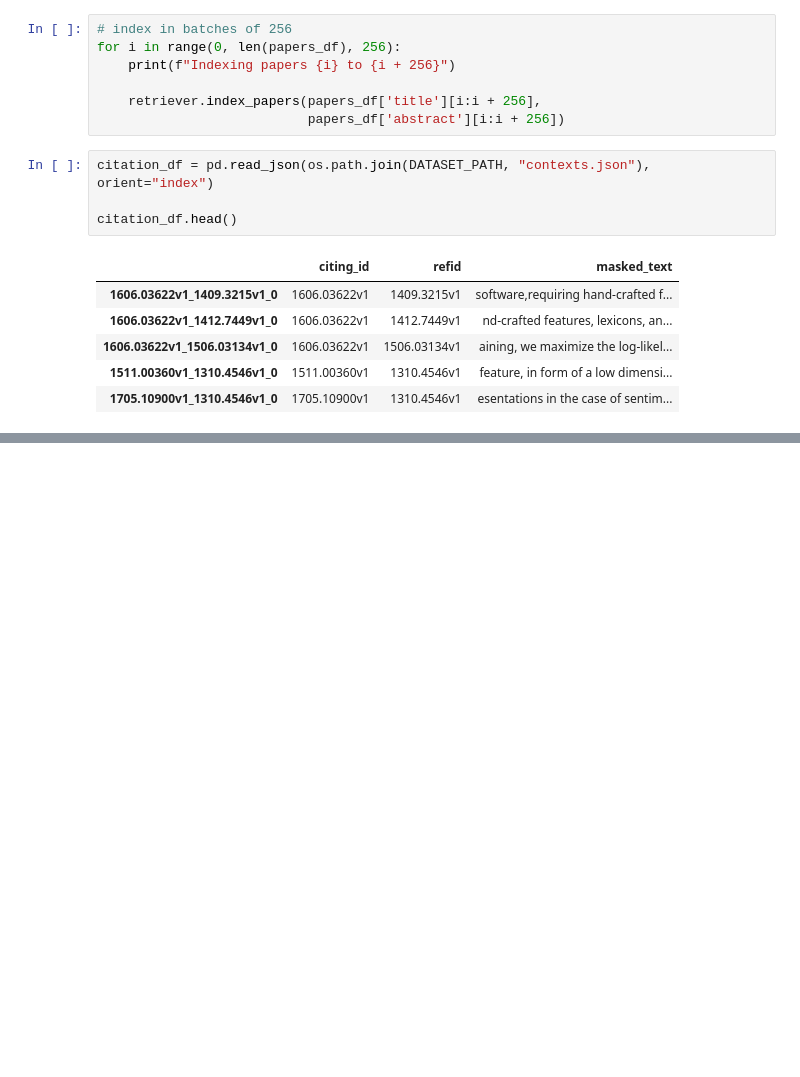
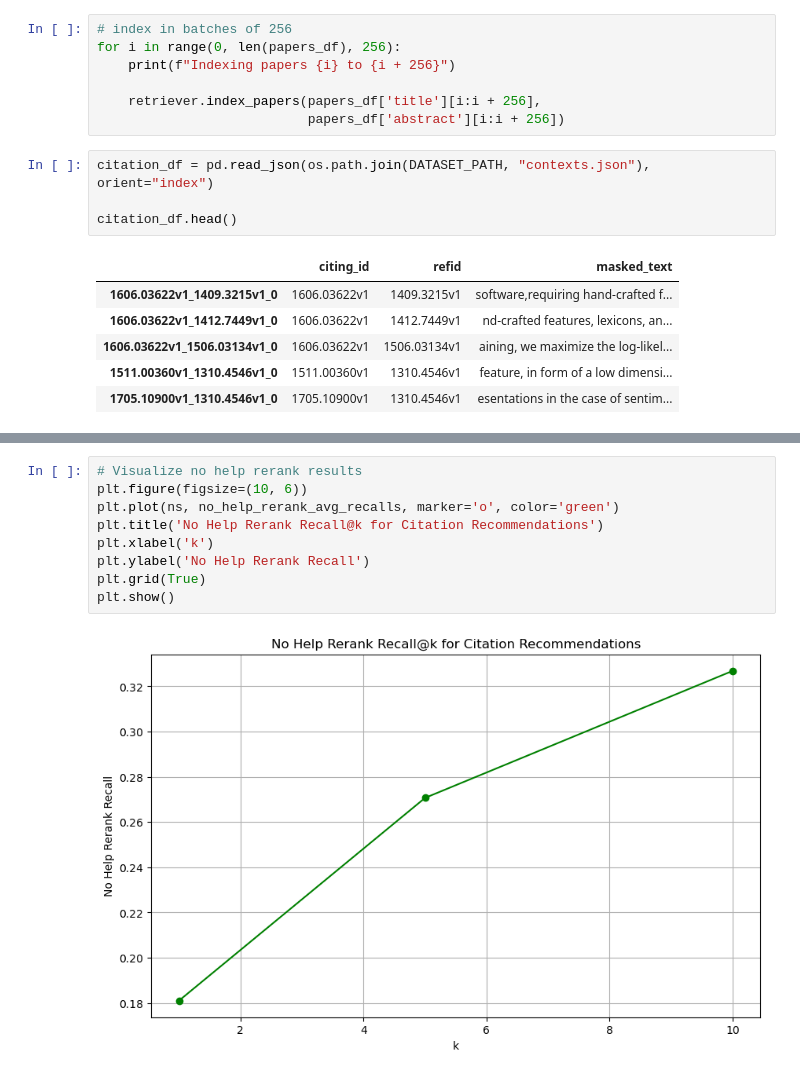
Before and after one commit to dumitrache-adrian92/citeseek, a Jupyter notebook: notebooks/citation_recommendation_evaluation.ipynb, the cells around one changed output, grey strips where cells are left out. Drawn from its saved outputs; the diff is of its cells as text; blank space fills up the shorter version.

```diff
--- a/notebooks/citation_recommendation_evaluation.ipynb
+++ b/notebooks/citation_recommendation_evaluation.ipynb
@@ -152,0 +170,11 @@ plt.show()
+# %%
+# Visualize no help rerank results
+plt.figure(figsize=(10, 6))
+plt.plot(ns, no_help_rerank_avg_recalls, marker='o', color='green')
+plt.title('No Help Rerank Recall@k for Citation Recommendations')
+plt.xlabel('k')
+plt.ylabel('No Help Rerank Recall')
+plt.grid(True)
+plt.show()
+# %% [output]
+[figure, added]
```
Also changed, not shown: parts of 7 cells of this notebook, 1 other file.
